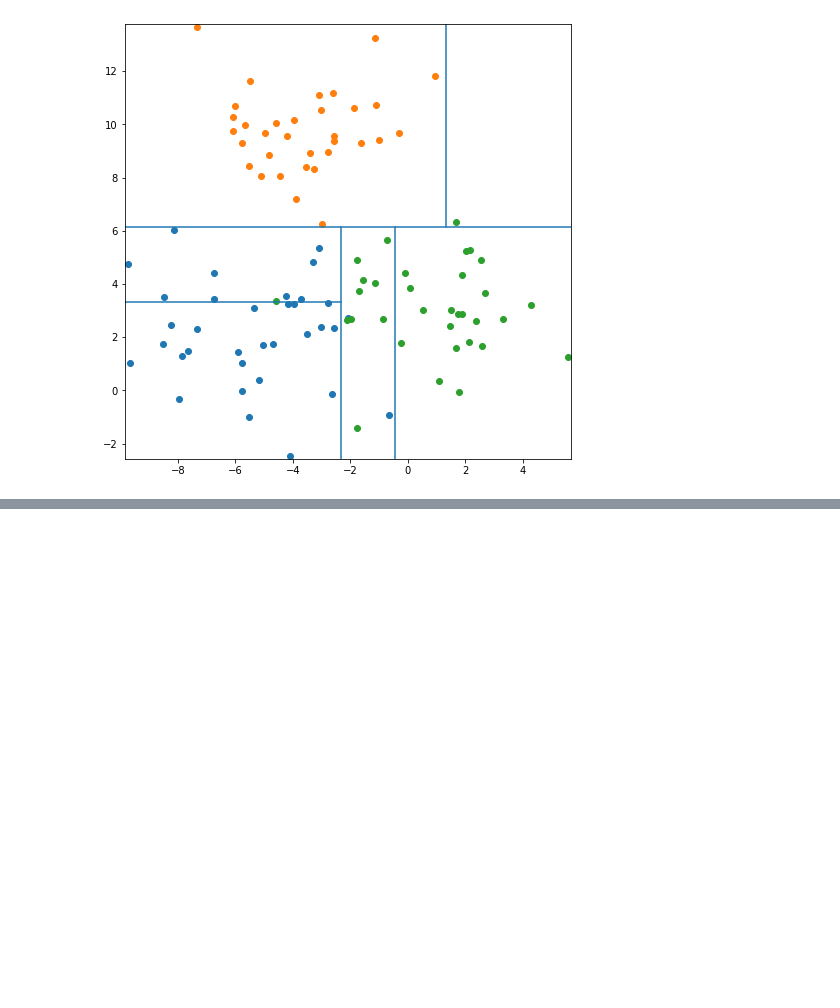
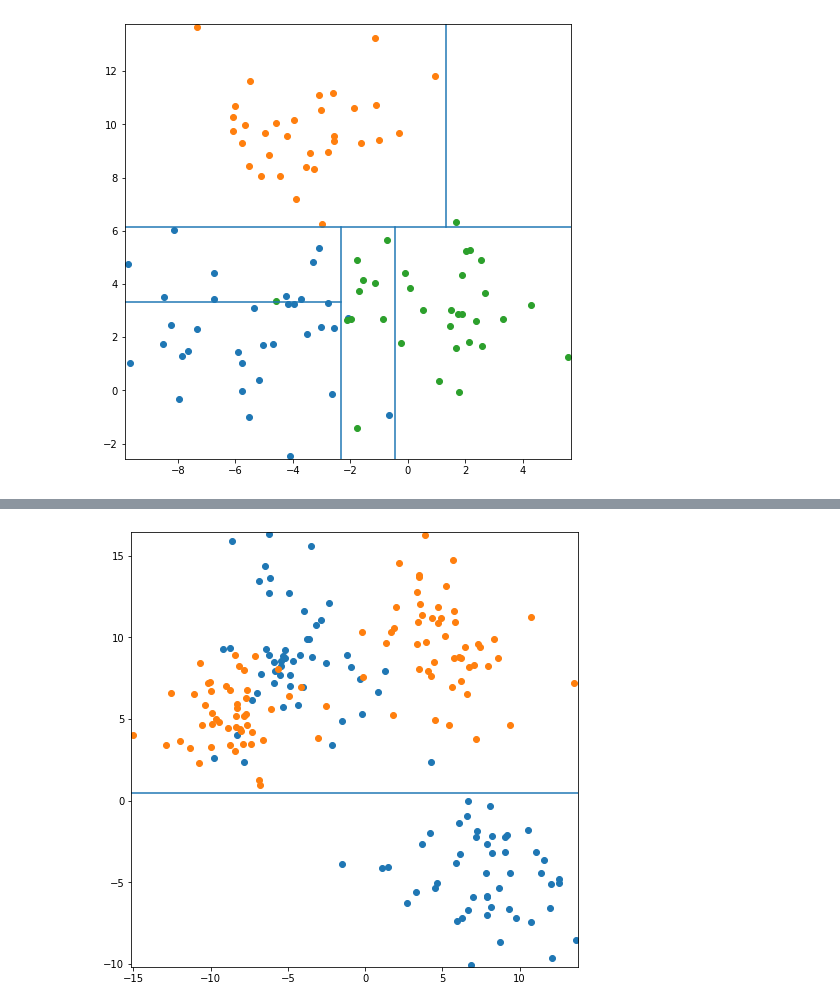
Before and after one commit to max-miller/ds_ground_up, a Jupyter notebook: neighbors_tree/tree_visuals.ipynb, the cells around one changed output, grey strips where cells are left out. Cells and saved outputs as stored; diff of their text form; code cells hidden in the pictures; blank space fills up the shorter version.

```diff
--- a/neighbors_tree/tree_visuals.ipynb
+++ b/neighbors_tree/tree_visuals.ipynb
@@ -112,0 +122,4 @@ tree_grid_visualizer(x,y,{'max_depth':3})
+# %%
+tree_grid_visualizer(x_comb,y_comb,{'max_depth':1,'min_samples_leaf':3})
+# %% [output]
+[figure, added]
```
Also changed, not shown: parts of 5 cells of this notebook.
